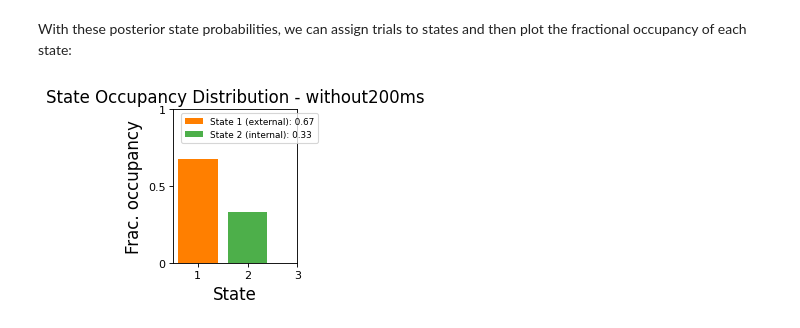
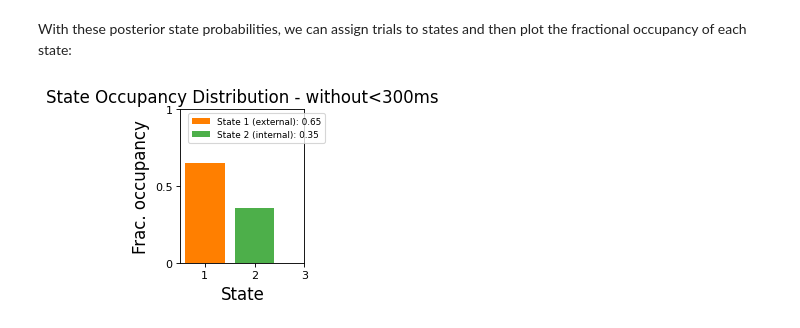
Before and after one commit to cocoltre/Visual-Perception, a Jupyter notebook: GLM_HMM_predictive_templates.ipynb, the cells around one changed output. Drawn from its saved outputs; the diff is of its cells as text; code cells hidden in the pictures.

```diff
--- a/GLM_HMM_predictive_templates.ipynb
+++ b/GLM_HMM_predictive_templates.ipynb
@@ -497,5 +516,5 @@ print(np.exp(theta_int)/np.exp(prev_resp_int) , 10/90)
 # %%
-df_two_state_init = pd.read_csv(root_dir + '/HMM/without200ms/two_state_init_param.csv')
+df_two_state_init = pd.read_csv(root_dir + '/HMM/without300ms/two_state_init_param.csv')
 param_init_ext_int = df_two_state_init.mean().values
 
 #recovered_weights = -param_init_ext_int[0:4].reshape(2,1,2)
@@ -613,22 +632,22 @@ state_occupancies = state_occupancies/np.sum(state_occupancies)
 # %%
 fig = plt.figure(figsize=(2, 2.5), dpi=80, facecolor='w', edgecolor='k')
 for z, occ in enumerate(state_occupancies):
     if z==0:
         plt.bar(z, occ, width = 0.8, color = cols[z], label=f'State 1 (external): {occ:.2f}') #State 1 (36%)
     else:
         plt.bar(z, occ, width = 0.8, color = cols[z], label=f'State 2 (internal): {occ:.2f}') #State 2 (64%)
 
 plt.ylim((0, 1))
 plt.xticks([0, 1, 2], ['1', '2', '3'], fontsize = 10)
 plt.yticks([0, 0.5, 1], ['0', '0.5', '1'], fontsize=10)
 plt.xlabel('State', fontsize = 15)
 plt.ylabel('Frac. occupancy', fontsize=15)
 plt.legend(loc="upper right", fontsize=8, title_fontsize=10, bbox_to_anchor=(1.2, 1))
-plt.title("State Occupancy Distribution - without200ms", fontsize=15)
-plt.savefig(root_dir + '/plots/without200ms/fraction_occupancy_orientation.png', bbox_inches='tight')
+plt.title("State Occupancy Distribution - without<300ms", fontsize=15)
+plt.savefig(root_dir + '/plots/without300ms/fraction_occupancy_orientation.png', bbox_inches='tight')
 plt.show()
 # %% [output]
-[figure, old version]
+[figure, new version]
 # %%
 final_df = final_df.assign(Gl_Prob_State_ext = posterior_probs_concat[:,index_ext])
 final_df = final_df.assign(Gl_Prob_State_int = posterior_probs_concat[:,index_int])
```
Also changed, not shown: parts of 23 cells of this notebook, 58 other files.
